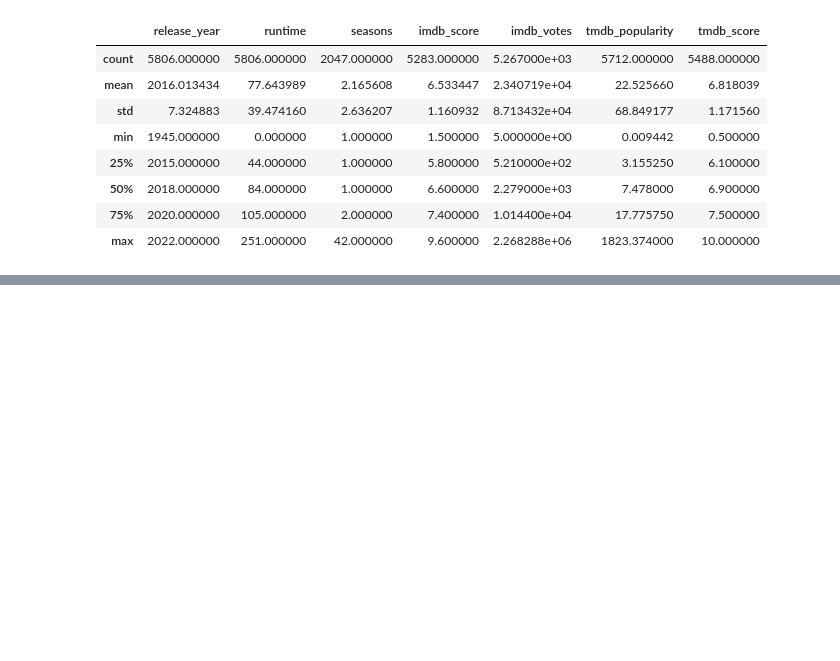
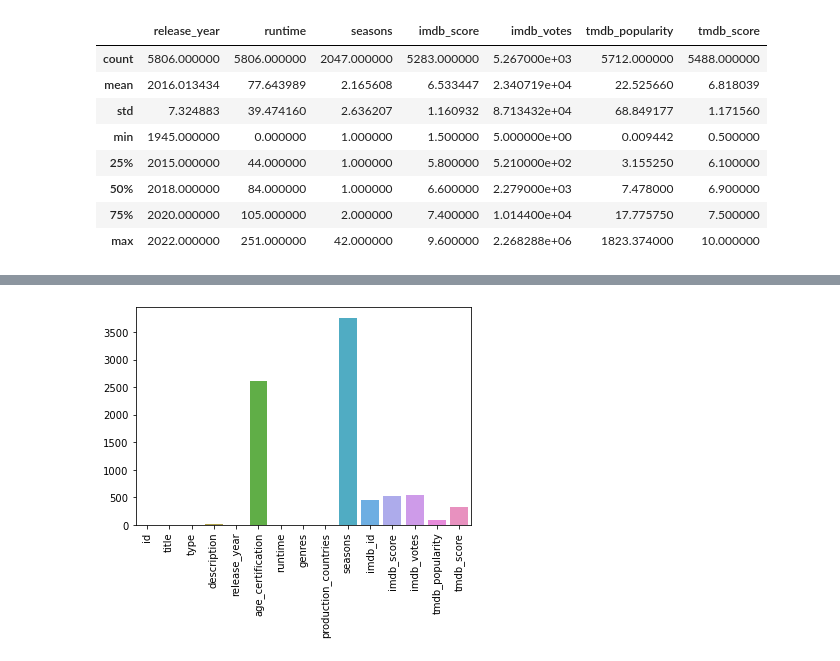
Before and after one commit to akrepel/DS1-GroupProject, a Jupyter notebook: DS1P.ipynb, the cells around one changed output, grey strips where cells are left out. Saved outputs shown, nothing was run; the diff lists cells and outputs as text; code cells hidden in the pictures; blank space fills up the shorter version.

```diff
--- a/DS1P.ipynb
+++ b/DS1P.ipynb
@@ -58 +58,8 @@ sns.pairplot(data)
 [figure]
+# %%
+#angelita
+sns.barplot(x = data.columns, y = data.isnull().sum().values)
+plt.xticks(rotation = 90)
+plt.show()
+# %% [output]
+[figure, added]
```
Also changed, not shown: parts of 5 cells of this notebook, 3 other files.
